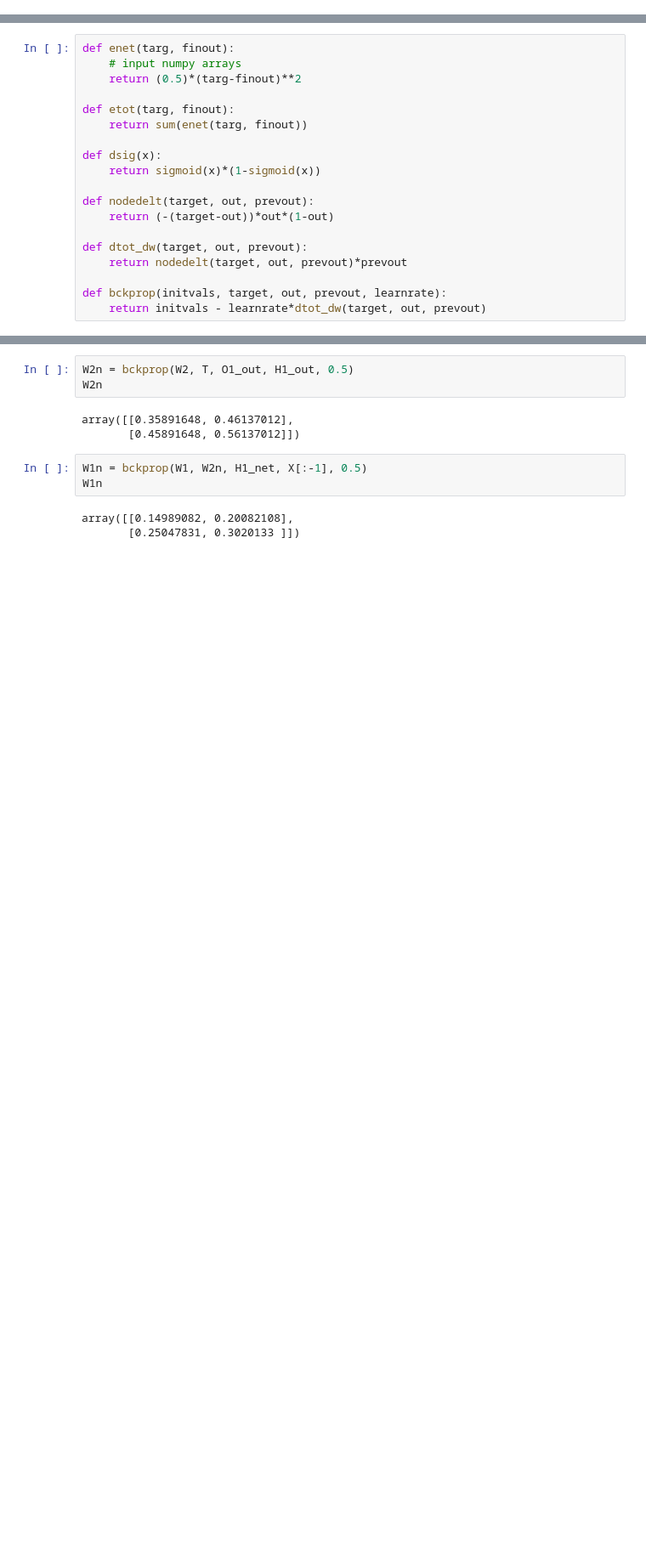
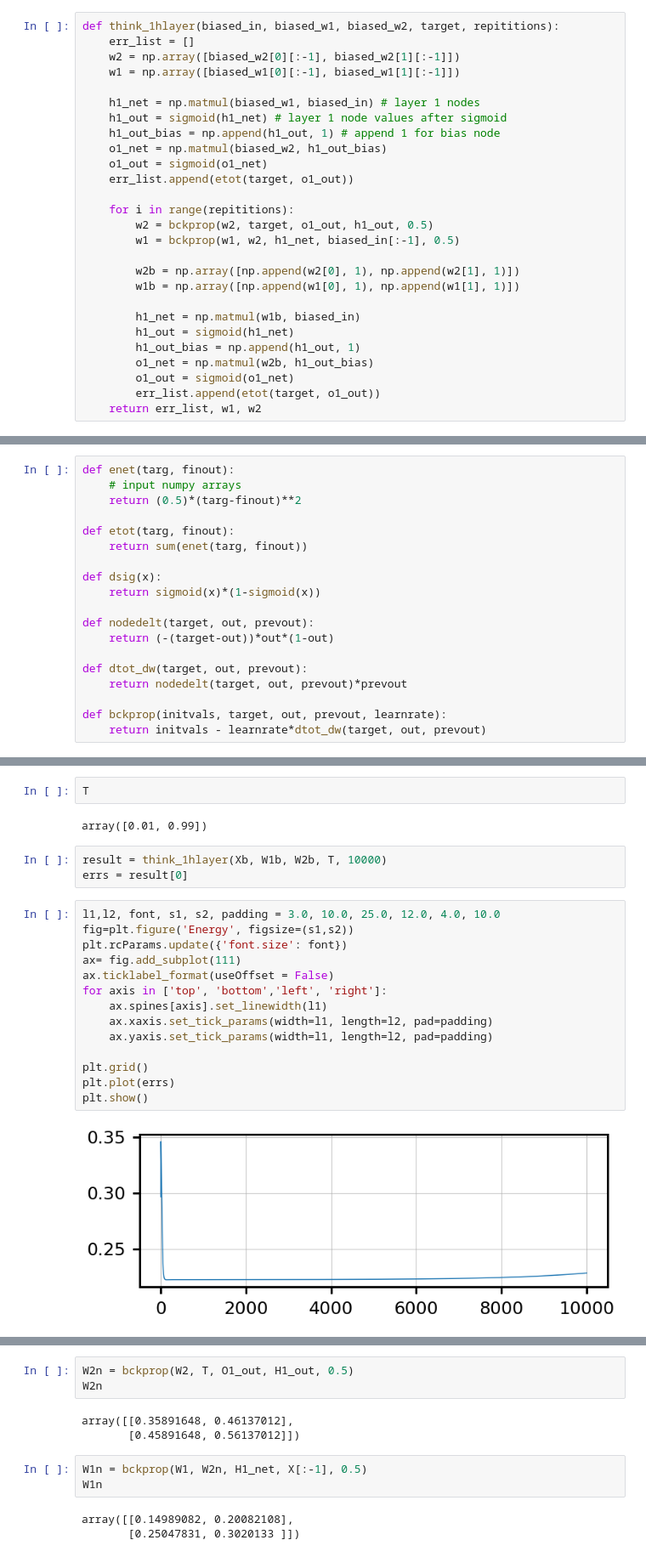
Before and after one commit to danielhutama/ML_Learn, a Jupyter notebook: learn.ipynb, the cells around one changed output, grey strips where cells are left out. Shown at 85% size. Drawn from its saved outputs; the diff is of its cells as text; blank space fills up the shorter version.

```diff
--- a/learn.ipynb
+++ b/learn.ipynb
@@ -49,3 +72,30 @@ O1_net = np.matmul(W2b, H1_out_bias)
 
 O1_out = sigmoid(O1_net)
 # O1_out contains output layer values after passing through sigmoid
+# %%
+def think_1hlayer(biased_in, biased_w1, biased_w2, target, repititions):
+    err_list = []
+    w2 = np.array([biased_w2[0][:-1], biased_w2[1][:-1]])
+    w1 = np.array([biased_w1[0][:-1], biased_w1[1][:-1]])
+
+    h1_net = np.matmul(biased_w1, biased_in) # layer 1 nodes
+    h1_out = sigmoid(h1_net) # layer 1 node values after sigmoid
+    h1_out_bias = np.append(h1_out, 1) # append 1 for bias node
+    o1_net = np.matmul(biased_w2, h1_out_bias)
+    o1_out = sigmoid(o1_net)
+    err_list.append(etot(target, o1_out))
+
+    for i in range(repititions):
+        w2 = bckprop(w2, target, o1_out, h1_out, 0.5)
+        w1 = bckprop(w1, w2, h1_net, biased_in[:-1], 0.5)
+
+        w2b = np.array([np.append(w2[0], 1), np.append(w2[1], 1)])
+        w1b = np.array([np.append(w1[0], 1), np.append(w1[1], 1)])
+
+        h1_net = np.matmul(w1b, biased_in)
+        h1_out = sigmoid(h1_net)
+        h1_out_bias = np.append(h1_out, 1)
+        o1_net = np.matmul(w2b, h1_out_bias)
+        o1_out = sigmoid(o1_net)
+        err_list.append(etot(target, o1_out))
+    return err_list, w1, w2
@@ -75,0 +157,23 @@ etot0
+# %%
+T
+# %% [output]
+array([0.01, 0.99])
+# %%
+result = think_1hlayer(Xb, W1b, W2b, T, 10000)
+errs = result[0]
+# %%
+l1,l2, font, s1, s2, padding = 3.0, 10.0, 25.0, 12.0, 4.0, 10.0
+fig=plt.figure('Energy', figsize=(s1,s2))
+plt.rcParams.update({'font.size': font})
+ax= fig.add_subplot(111)
+ax.ticklabel_format(useOffset = False)
+for axis in ['top', 'bottom','left', 'right']:
+    ax.spines[axis].set_linewidth(l1)
+    ax.xaxis.set_tick_params(width=l1, length=l2, pad=padding)
+    ax.yaxis.set_tick_params(width=l1, length=l2, pad=padding)
+
+plt.grid()
+plt.plot(errs)
+plt.show()
+# %% [output]
+[figure, added]
```
Also changed, not shown: parts of 13 cells of this notebook.
